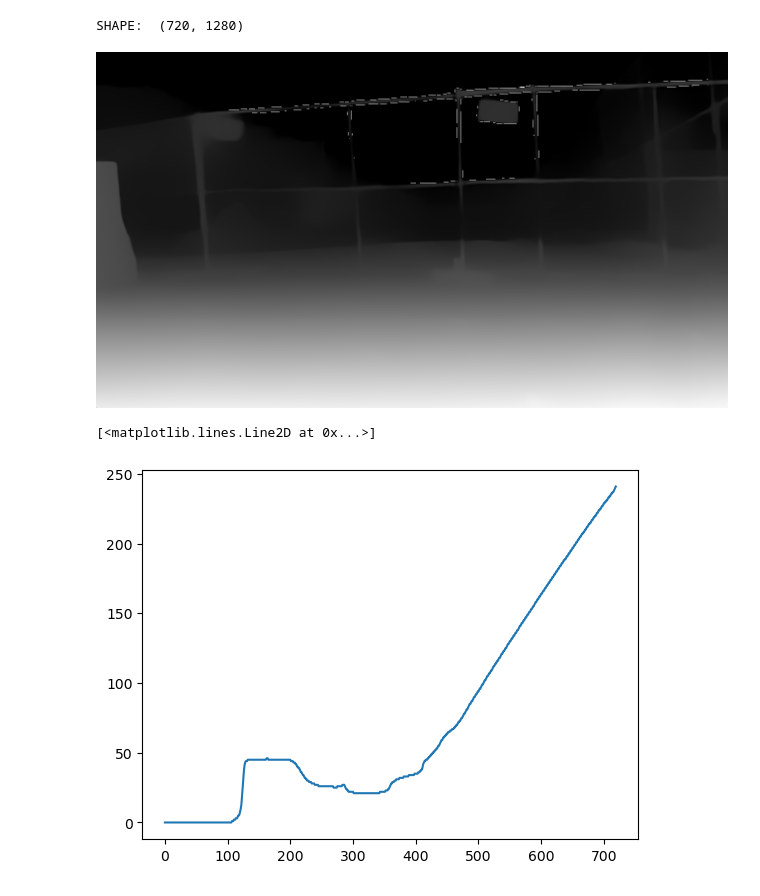
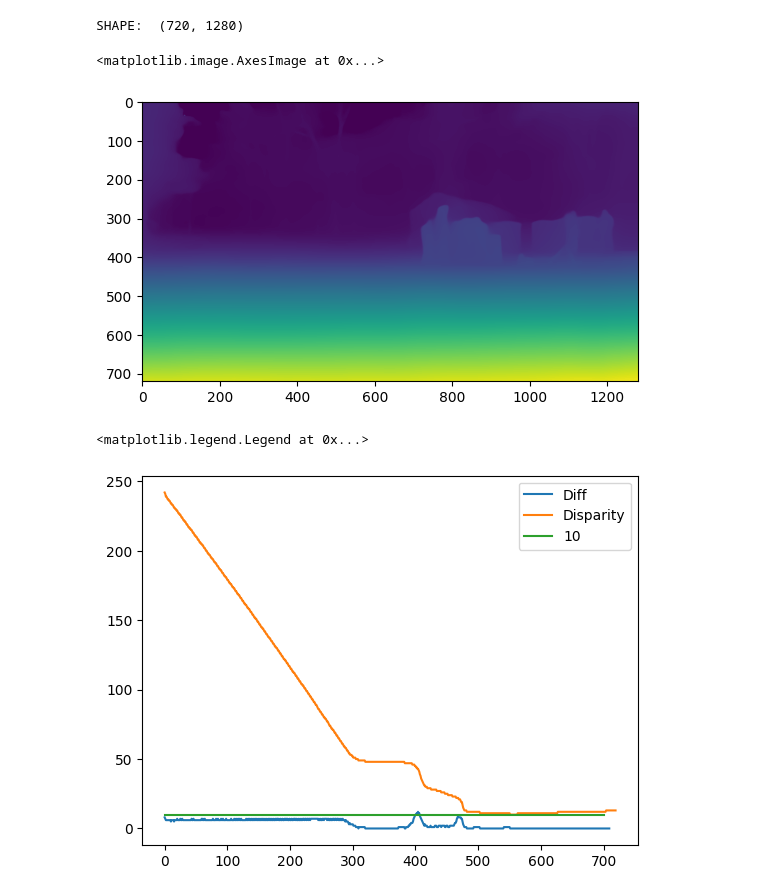
Before and after one commit to jhughes50/Waz, a Jupyter notebook: notebooks/depth_analysis.ipynb, the cells around one changed output. Cells and saved outputs as stored; diff of their text form; code cells hidden in the pictures.

```diff
--- a/notebooks/depth_analysis.ipynb
+++ b/notebooks/depth_analysis.ipynb
@@ -6,4 +6,4 @@ import matplotlib.pyplot as plt
 import numpy as np
 # %%
 depth_pipe = pipeline(task="depth-estimation", model="LiheYoung/depth-anything-small-hf")
-image = Image.open("/home/jasonah/data/road/frame000260.png")
+image = Image.open("/home/jasonah/data/road/frame000350.png")
@@ -19,6 +23,7 @@ print("SHAPE: ", depth_img.shape)
 # %% [output]
 SHAPE:  (720, 1280)
 # %%
-depth["depth"]
+plt.imshow(depth_img)
 # %% [output]
+<matplotlib.image.AxesImage at 0x...>
-[figure, old version]
+[figure, new version]
@@ -27,9 +40,12 @@ depth["depth"]
 #for i in range(0,depth_img.shape[1],1000):
 #    col = remove_zeros(depth_img.T[i])
 #    plt.plot(np.arange(len(col)), col)
-
-col = depth_img.T[200]
+over = 10
+col = np.flip(depth_img.T[800])
+plt.plot(np.arange(len(col)-over),diff(col, over=over))
 plt.plot(np.arange(len(col)), col)
+plt.plot([0,700],[10,10])
+plt.legend(['Diff', 'Disparity', '10'])
 # %% [output]
-[<matplotlib.lines.Line2D at 0x...>]
+<matplotlib.legend.Legend at 0x...>
-[figure, old version]
+[figure, new version]
```
Also changed, not shown: parts of 7 cells of this notebook, 5 other files.
